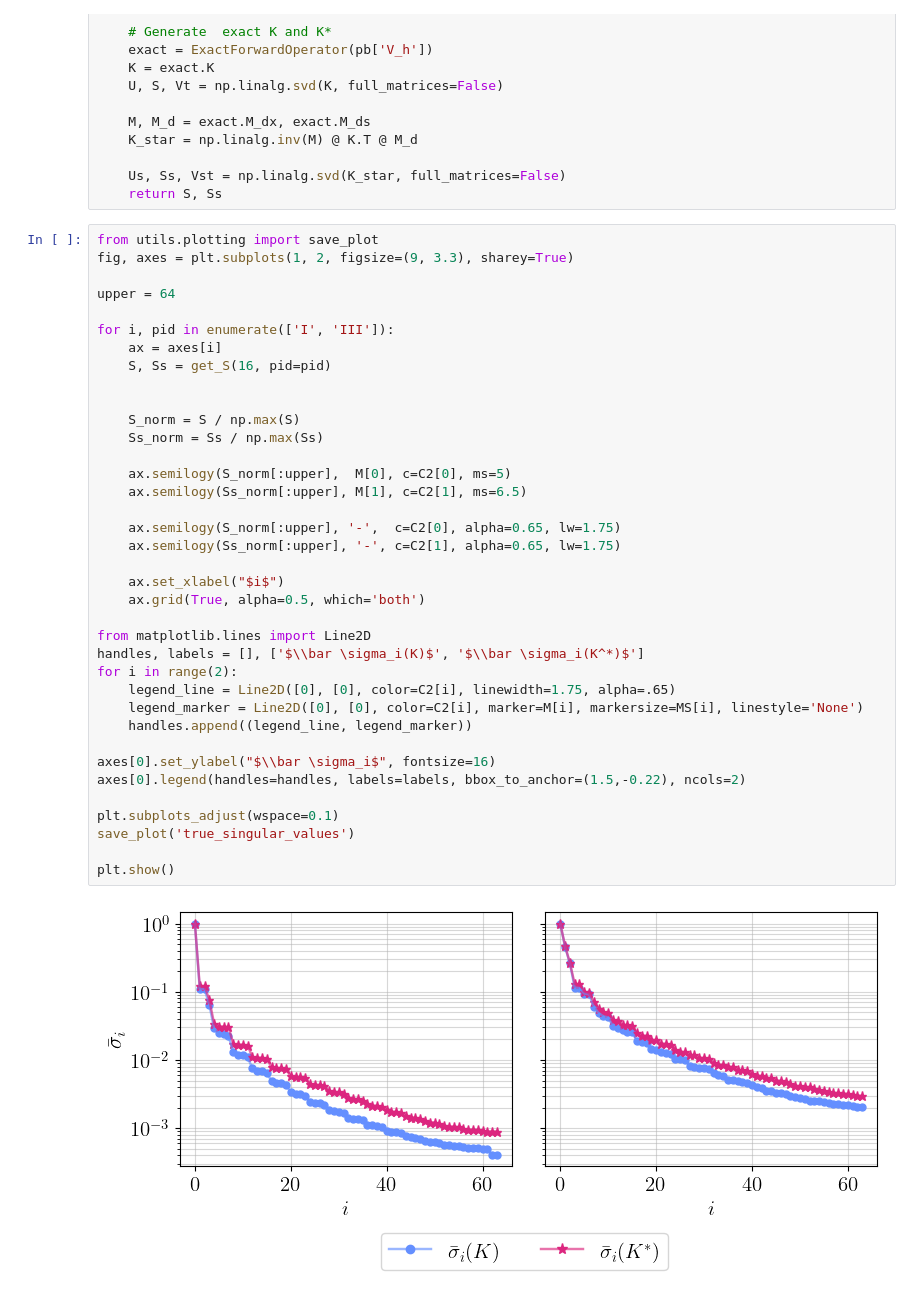
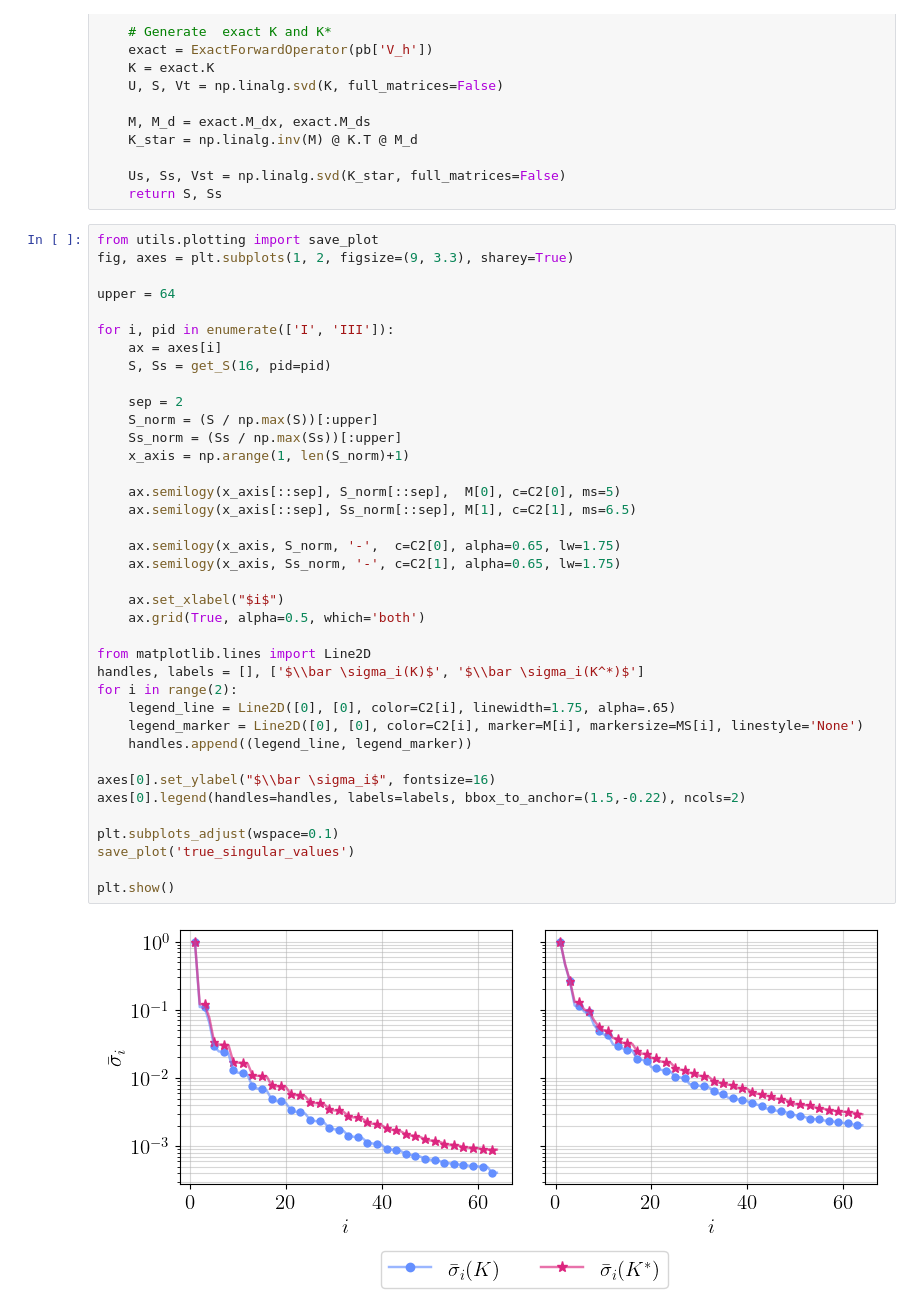
Before and after one commit to EliasSev/masters-thesis, a Jupyter notebook: notebooks/misc/05_singluar_values_adjoint_operator.ipynb, the cells around one changed output. Drawn from its saved outputs; the diff is of its cells as text.

```diff
--- a/notebooks/misc/05_singluar_values_adjoint_operator.ipynb
+++ b/notebooks/misc/05_singluar_values_adjoint_operator.ipynb
@@ -35,38 +35,39 @@ def get_S(n, pid):
 from utils.plotting import save_plot
 fig, axes = plt.subplots(1, 2, figsize=(9, 3.3), sharey=True)
 
 upper = 64
 
 for i, pid in enumerate(['I', 'III']):
     ax = axes[i]
     S, Ss = get_S(16, pid=pid)
 
+    sep = 2
+    S_norm = (S / np.max(S))[:upper]
+    Ss_norm = (Ss / np.max(Ss))[:upper]
+    x_axis = np.arange(1, len(S_norm)+1)
 
-    S_norm = S / np.max(S)
-    Ss_norm = Ss / np.max(Ss)
+    ax.semilogy(x_axis[::sep], S_norm[::sep],  M[0], c=C2[0], ms=5)
+    ax.semilogy(x_axis[::sep], Ss_norm[::sep], M[1], c=C2[1], ms=6.5)
 
-    ax.semilogy(S_norm[:upper],  M[0], c=C2[0], ms=5)
-    ax.semilogy(Ss_norm[:upper], M[1], c=C2[1], ms=6.5)
-
-    ax.semilogy(S_norm[:upper], '-',  c=C2[0], alpha=0.65, lw=1.75)
-    ax.semilogy(Ss_norm[:upper], '-', c=C2[1], alpha=0.65, lw=1.75)
+    ax.semilogy(x_axis, S_norm, '-',  c=C2[0], alpha=0.65, lw=1.75)
+    ax.semilogy(x_axis, Ss_norm, '-', c=C2[1], alpha=0.65, lw=1.75)
 
     ax.set_xlabel("$i$")
     ax.grid(True, alpha=0.5, which='both')
 
 from matplotlib.lines import Line2D
 handles, labels = [], ['$\\bar \sigma_i(K)$', '$\\bar \sigma_i(K^*)$']
 for i in range(2):
     legend_line = Line2D([0], [0], color=C2[i], linewidth=1.75, alpha=.65)
     legend_marker = Line2D([0], [0], color=C2[i], marker=M[i], markersize=MS[i], linestyle='None')
     handles.append((legend_line, legend_marker))
 
 axes[0].set_ylabel("$\\bar \sigma_i$", fontsize=16)
 axes[0].legend(handles=handles, labels=labels, bbox_to_anchor=(1.5,-0.22), ncols=2)
 
 plt.subplots_adjust(wspace=0.1)
 save_plot('true_singular_values')
 
 plt.show()
 # %% [output]
-[figure, old version]
+[figure, new version]
```
Also changed, not shown: 8 other files.
